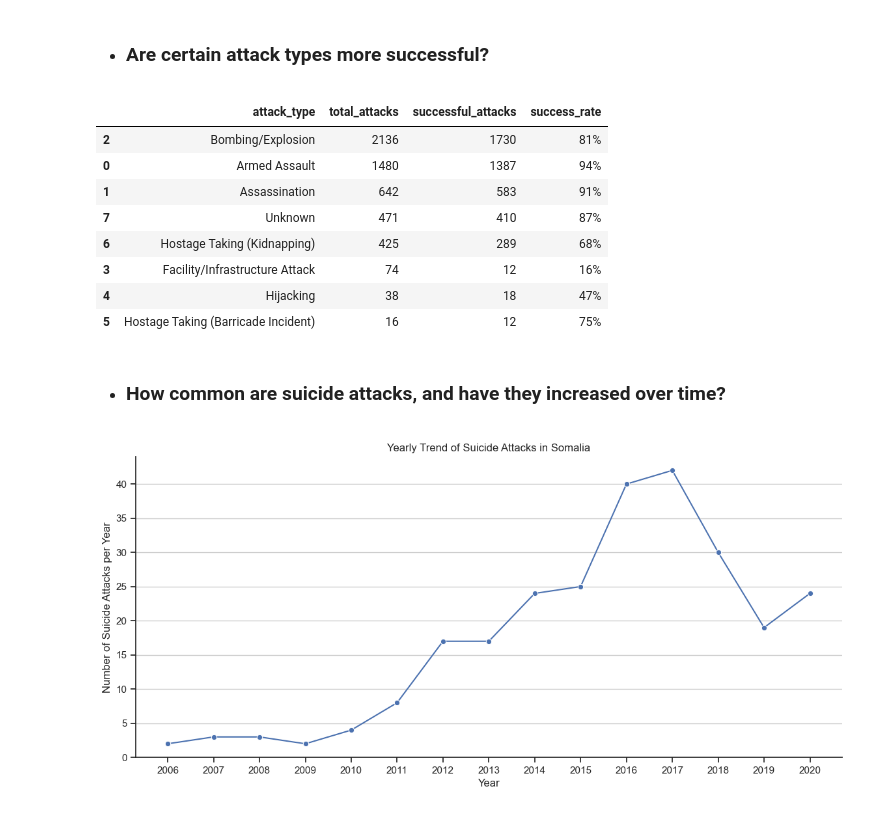
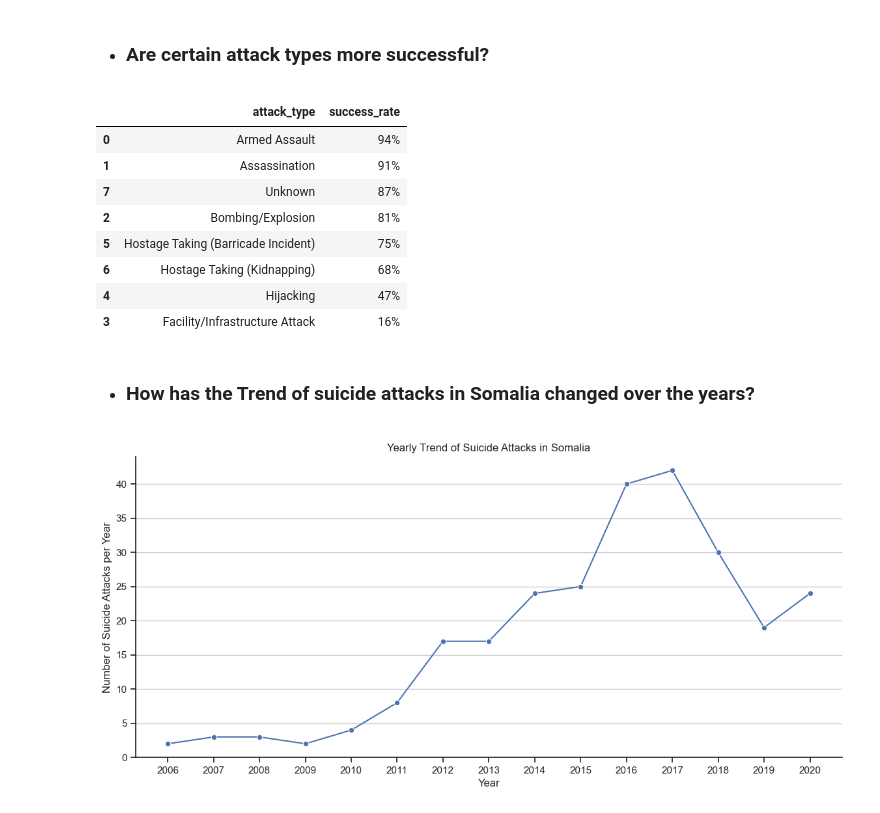
Before and after one commit to awcaliyare/terrorism_in_somalia, a Jupyter notebook: somalia_terrorism.ipynb, the cells around one changed output. Cells and saved outputs as stored; diff of their text form; code cells hidden in the pictures.

```diff
--- a/somalia_terrorism.ipynb
+++ b/somalia_terrorism.ipynb
@@ -741,34 +732,33 @@ plt.show()
 # %% [markdown]
 - ### **Are certain attack types more successful?**
 # %%
-# Mark successful attacks
+# Mark successful attacks based on casualty count
 df['success'] = df['total_casualties'] > 0
-
 df_filtered = df.loc[~df['attack_type'].isin(['Military', 'Unarmed Assault'])]
 
+# Group by attack type and calculate success rate
 attack_success_counts = df_filtered.groupby('attack_type').agg(
     total_attacks=('attack_type', 'size'),  # Count total attacks
     successful_attacks=('success', 'sum')   # Count successful attacks
 ).reset_index()
 
 attack_success_counts['success_rate'] = (attack_success_counts['successful_attacks'] / attack_success_counts['total_attacks']) * 100
 attack_success_counts['success_rate'] = attack_success_counts['success_rate'].round(0).astype(int).astype(str) + '%'
 
-attack_success_counts = attack_success_counts.sort_values(by=['total_attacks', 'successful_attacks'], ascending=False)
-attack_success_counts[['attack_type', 'total_attacks', 'successful_attacks', 'success_rate']]
+attack_success_counts = attack_success_counts[['attack_type', 'success_rate']].sort_values(by='success_rate', ascending=False)
 attack_success_counts
 # %% [output]
-|  | attack_type | total_attacks | successful_attacks | success_rate |
-| 2 | Bombing/Explosion | 2136 | 1730 | 81% |
-| 0 | Armed Assault | 1480 | 1387 | 94% |
-| 1 | Assassination | 642 | 583 | 91% |
-| 7 | Unknown | 471 | 410 | 87% |
-| 6 | Hostage Taking (Kidnapping) | 425 | 289 | 68% |
-| 3 | Facility/Infrastructure Attack | 74 | 12 | 16% |
-| 4 | Hijacking | 38 | 18 | 47% |
-| 5 | Hostage Taking (Barricade Incident) | 16 | 12 | 75% |
+|  | attack_type | success_rate |
+| 0 | Armed Assault | 94% |
+| 1 | Assassination | 91% |
+| 7 | Unknown | 87% |
+| 2 | Bombing/Explosion | 81% |
+| 5 | Hostage Taking (Barricade Incident) | 75% |
+| 6 | Hostage Taking (Kidnapping) | 68% |
+| 4 | Hijacking | 47% |
+| 3 | Facility/Infrastructure Attack | 16% |
-# %% [markdown]
-- ### **How common are suicide attacks, and have they increased over time?**
+# %% [markdown]
+- ### **How has the Trend of suicide attacks in Somalia changed over the years?**
 # %%
 sns.set_theme(style='ticks')
 palette = 'dark:b_r'
```
Also changed, not shown: parts of 19 cells of this notebook.
